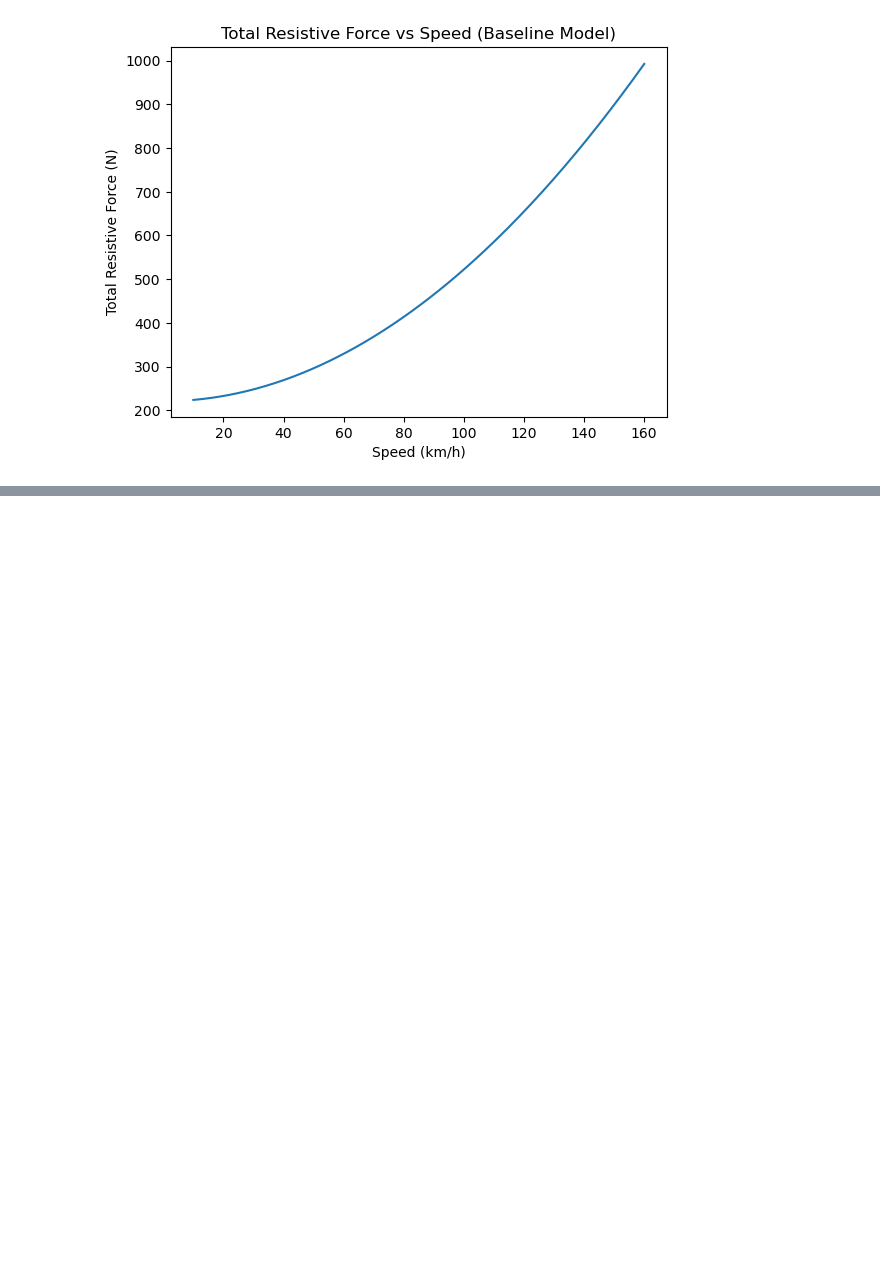
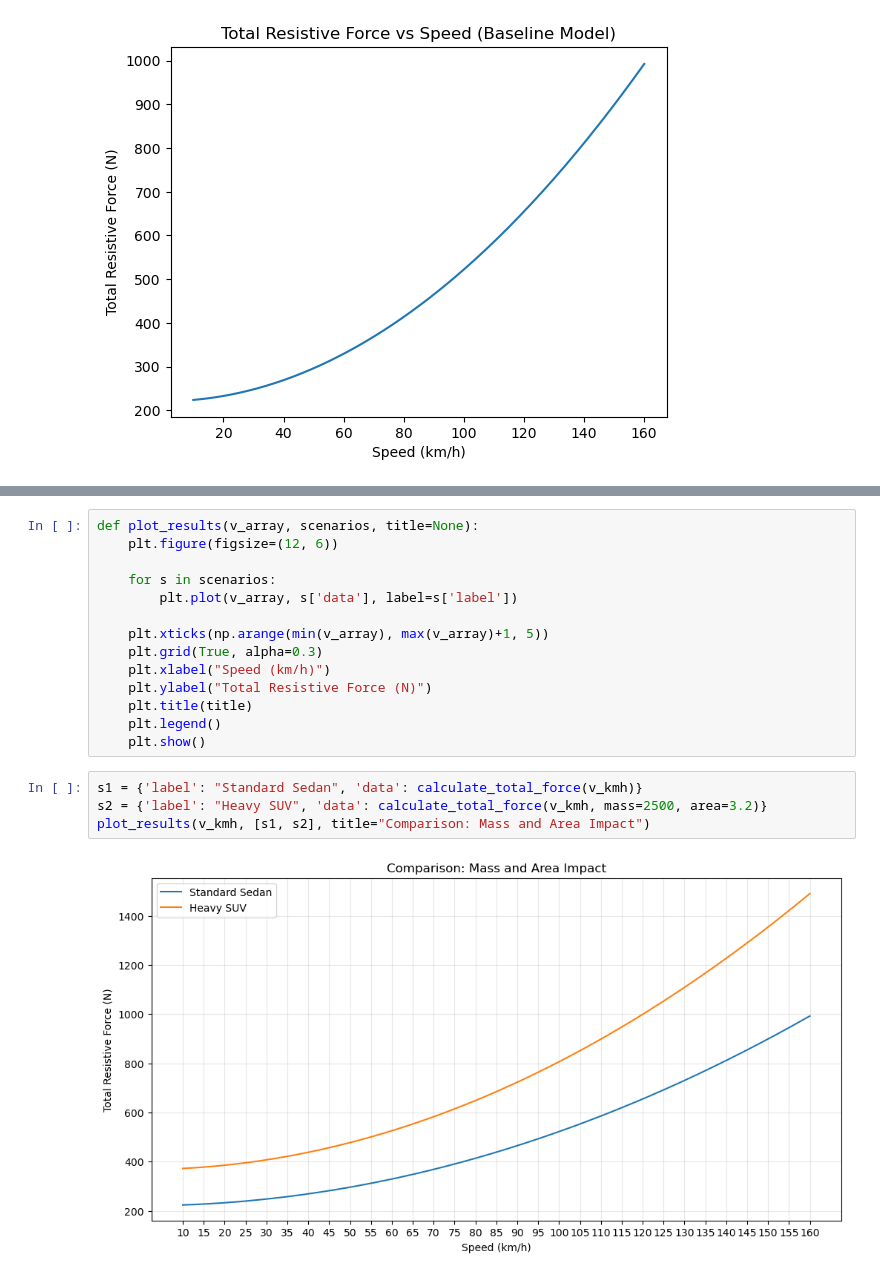
Before and after one commit to azashev/math-project, a Jupyter notebook: exploratory_model.ipynb, the cells around one changed output, grey strips where cells are left out. Drawn from its saved outputs; the diff is of its cells as text; blank space fills up the shorter version.

```diff
--- a/exploratory_model.ipynb
+++ b/exploratory_model.ipynb
@@ -110,0 +105,20 @@ plt.show()
+# %%
+def plot_results(v_array, scenarios, title=None):
+    plt.figure(figsize=(12, 6))
+
+    for s in scenarios:
+        plt.plot(v_array, s['data'], label=s['label'])
+
+    plt.xticks(np.arange(min(v_array), max(v_array)+1, 5))
+    plt.grid(True, alpha=0.3)
+    plt.xlabel("Speed (km/h)")
+    plt.ylabel("Total Resistive Force (N)")
+    plt.title(title)
+    plt.legend()
+    plt.show()
+# %%
+s1 = {'label': "Standard Sedan", 'data': calculate_total_force(v_kmh)}
+s2 = {'label': "Heavy SUV", 'data': calculate_total_force(v_kmh, mass=2500, area=3.2)}
+plot_results(v_kmh, [s1, s2], title="Comparison: Mass and Area Impact")
+# %% [output]
+[figure, added]
```
Also changed, not shown: parts of 7 cells of this notebook, 1 other file.
